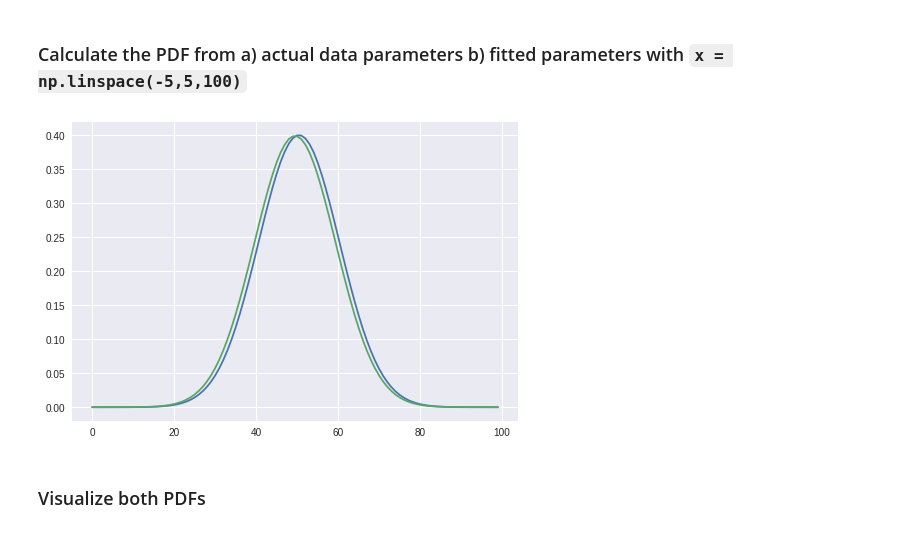
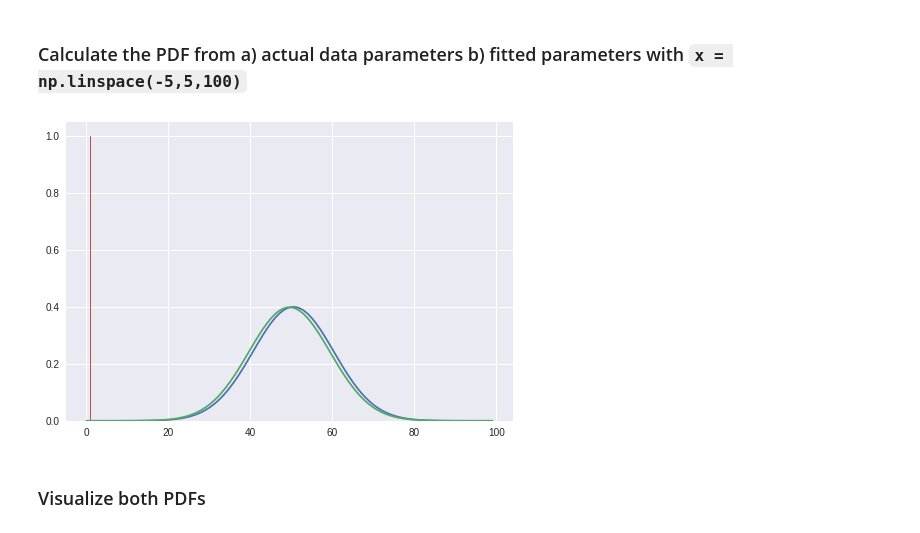
Before and after one commit to jnawjux/dsc-2-22-03-MLE-gaussian-lab-seattle-ds-career-040119, a Jupyter notebook: index.ipynb, the cells around one changed output. Saved outputs shown, nothing was run; the diff lists cells and outputs as text; code cells hidden in the pictures.

```diff
--- a/index.ipynb
+++ b/index.ipynb
@@ -52,10 +52,10 @@ normal_pdf = norm.pdf(x)
 # %%
 plt.plot(fitted_pdf)
 plt.plot(normal_pdf)
-plt.hist()
+plt.hist(param)
 plt.show;
 # %% [output]
-[figure, old version]
+[figure, new version]
 # %% [markdown]
 ### Visualize both PDFs
 # %%
```
